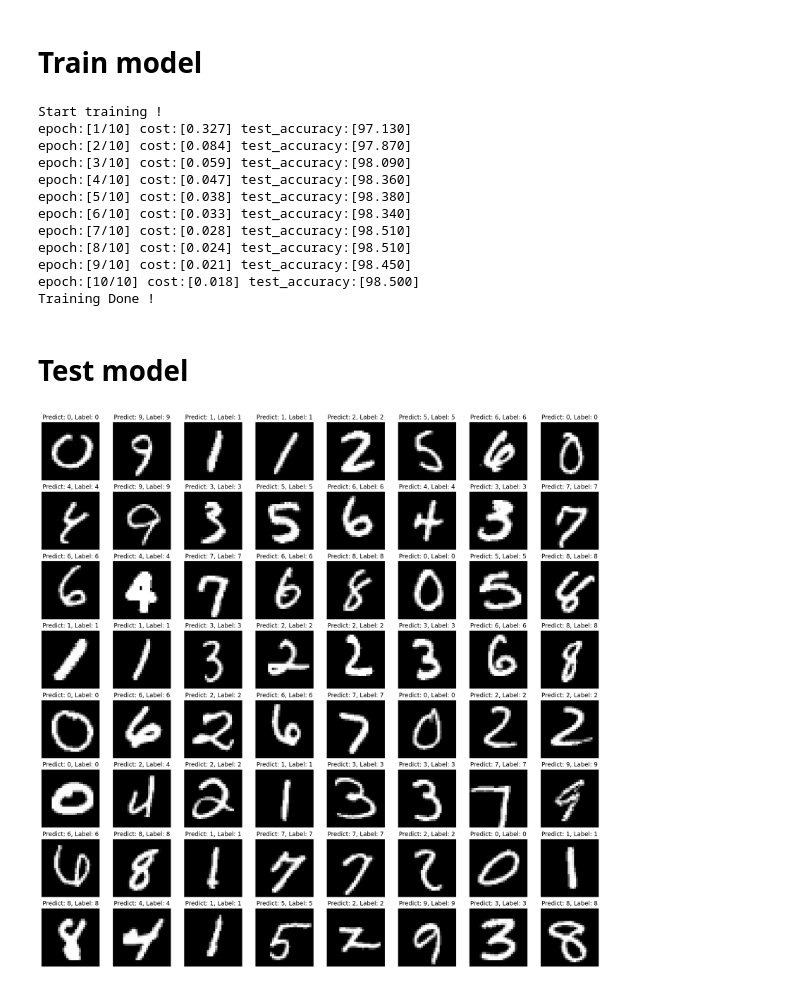
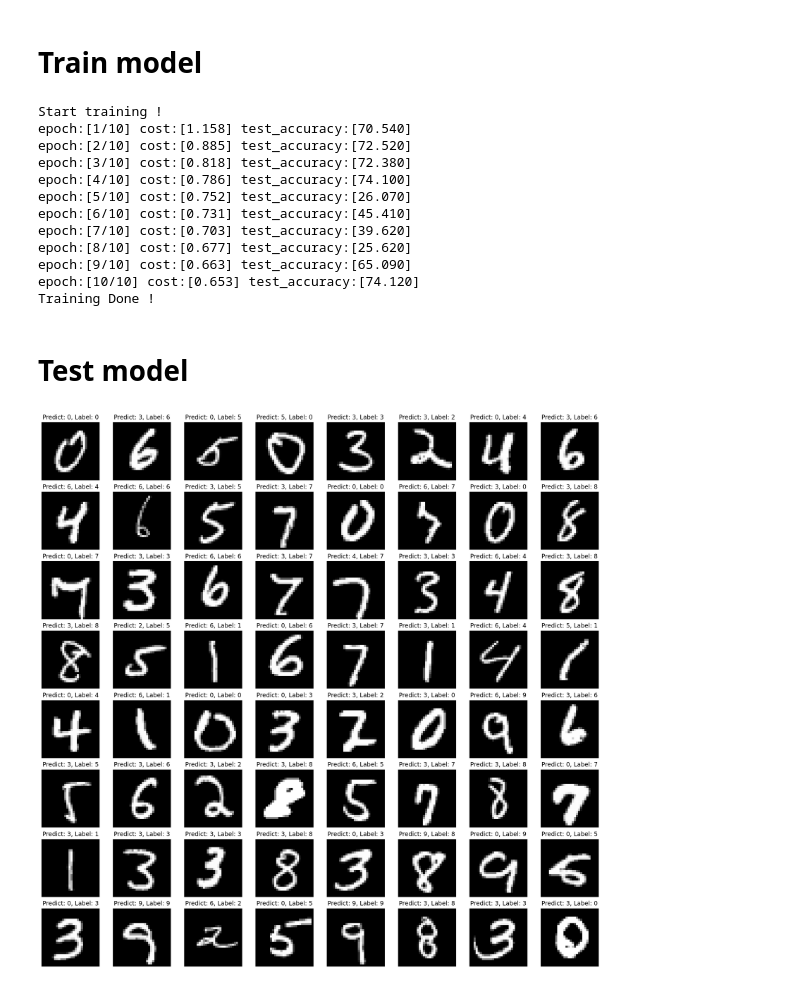
Before and after one commit to jjerry-k/tc_practice, a Jupyter notebook: 03_CNN_using_1x1.ipynb, the cells around one changed output. Saved outputs shown, nothing was run; the diff lists cells and outputs as text; code cells hidden in the pictures.

```diff
--- a/03_CNN_using_1x1.ipynb
+++ b/03_CNN_using_1x1.ipynb
@@ -40,34 +40,6 @@ Preparing dataset done!
 # Defining Model
 # %%
 # our model
-
-class Conv_Block(nn.Module):
-    def __init__(self, input_feature, output_feature, kernel_size=3, strides=1, padding=1):
-        super(Conv_Block, self).__init__()
-
-        self.block = nn.Sequential(
-            nn.Conv2d(input_feature, output_feature, kernel_size, strides, padding),
-            nn.BatchNorm2d(output_feature),
-            nn.ReLU(True)
-        )
-
-    def forward(self, x):
-        return self.block(x)
-
-class Depthwise_Separable_Block(nn.Module):
-    def __init__(self, input_feature, output_feature, kernel_size=3, strides=1, padding=1):
-        super(Depthwise_Separable_Block, self).__init__()
-
-        self.block = nn.Sequential(
-            nn.Conv2d(input_feature, input_feature, kernel_size, strides, padding, groups=input_feature),
-            nn.Conv2d(input_feature, output_feature, 1),
-            nn.BatchNorm2d(output_feature),
-            nn.ReLU(True)
-        )
-
-    def forward(self, x):
-        return self.block(x)
-
 class Model(nn.Module):
     def __init__(self, input_size = [1, 28, 28], hidden_size=[32,64], num_classes=10):
         super(Model, self).__init__()
@@ -76,7 +48,7 @@ class Model(nn.Module):
         prev_channel = input_size[0]
 
         for idx in range(len(hidden_size)):
-            layer_list.append(Depthwise_Separable_Block(prev_channel, hidden_size[idx], kernel_size=3, strides=1, padding=1))
+            layer_list.append(nn.Conv2d(prev_channel, hidden_size[idx], kernel_size=1, stride=1, padding=0))
             layer_list.append(nn.BatchNorm2d(hidden_size[idx]))
             layer_list.append(nn.ReLU(True))
             layer_list.append(nn.MaxPool2d(kernel_size=2, stride=2))
@@ -84,7 +56,7 @@ class Model(nn.Module):
 
         layer_list.append(nn.Flatten())
         feature_size = int(input_size[1]/ 2**len(hidden_size))
-        layer_list.append(nn.Linear(feature_size*feature_size*prev_channel, 10))
+        layer_list.append(nn.Linear(feature_size*feature_size*prev_channel, num_classes))
 
         self.net = nn.Sequential(*layer_list)
 
@@ -99,6 +81,7 @@ optimizer = optim.Adam(model.parameters(), lr=LEARNING_RATE)
 # %%
 def test_eval(model, data_iter, batch_size):
     with torch.no_grad():
+        model.eval()
         test_loss = 0
         total = 0
         correct = 0
@@ -110,6 +93,7 @@ def test_eval(model, data_iter, batch_size):
             correct += (predicted == Y).sum().item()
             total += batch_img.size(0)
         val_acc = (100 * correct / total)
+        model.train()
     return val_acc
 # %% [markdown]
 # Train model
@@ -143,38 +127,40 @@ for epoch in range(EPOCHS):
 print("Training Done !")
 # %% [output]
 Start training !
-epoch:[1/10] cost:[0.327] test_accuracy:[97.130]
-epoch:[2/10] cost:[0.084] test_accuracy:[97.870]
-epoch:[3/10] cost:[0.059] test_accuracy:[98.090]
-epoch:[4/10] cost:[0.047] test_accuracy:[98.360]
-epoch:[5/10] cost:[0.038] test_accuracy:[98.380]
-epoch:[6/10] cost:[0.033] test_accuracy:[98.340]
-epoch:[7/10] cost:[0.028] test_accuracy:[98.510]
-epoch:[8/10] cost:[0.024] test_accuracy:[98.510]
-epoch:[9/10] cost:[0.021] test_accuracy:[98.450]
-epoch:[10/10] cost:[0.018] test_accuracy:[98.500]
+epoch:[1/10] cost:[1.158] test_accuracy:[70.540]
+epoch:[2/10] cost:[0.885] test_accuracy:[72.520]
+epoch:[3/10] cost:[0.818] test_accuracy:[72.380]
+epoch:[4/10] cost:[0.786] test_accuracy:[74.100]
+epoch:[5/10] cost:[0.752] test_accuracy:[26.070]
+epoch:[6/10] cost:[0.731] test_accuracy:[45.410]
+epoch:[7/10] cost:[0.703] test_accuracy:[39.620]
+epoch:[8/10] cost:[0.677] test_accuracy:[25.620]
+epoch:[9/10] cost:[0.663] test_accuracy:[65.090]
+epoch:[10/10] cost:[0.653] test_accuracy:[74.120]
 Training Done !
 # %% [markdown]
 # Test model
 # %%
 n_sample = 64
 sample_indices = np.random.choice(len(mnist_test.targets), n_sample, replace=False)
 test_x = mnist_test.data[sample_indices]
 test_y = mnist_test.targets[sample_indices]
 
 with torch.no_grad():
+    model.eval()
     y_pred = model.forward(test_x.view(-1, 1, 28, 28).type(torch.float).to(device))
+    model.train()
 
 y_pred = y_pred.argmax(axis=1)
 
 plt.figure(figsize=(20, 20))
 
 for idx in range(n_sample):
     plt.subplot(8, 8, idx+1)
     plt.imshow(test_x[idx], cmap='gray')
     plt.axis('off')
     plt.title(f"Predict: {y_pred[idx]}, Label: {test_y[idx]}")
 
 plt.show()
 # %% [output]
-[figure, old version]
+[figure, new version]
```
Also changed, not shown: parts of 2 cells of this notebook, 8 other files.
